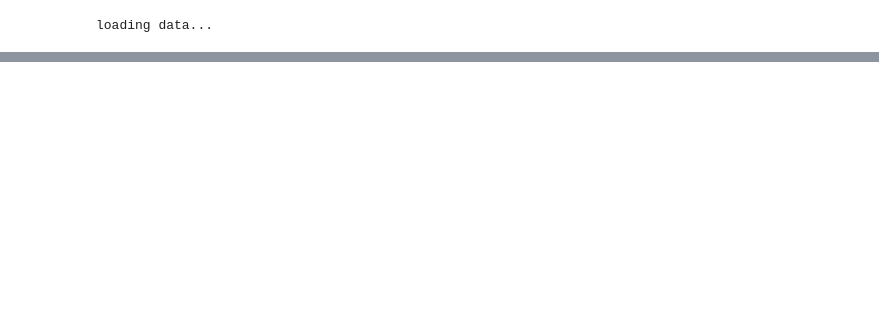
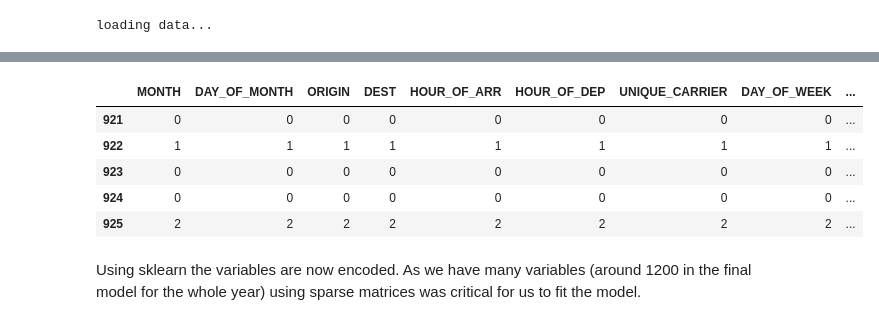
Before and after one commit to LeonhardFS/flightbbq, a Jupyter notebook: 04_PredictiveAnalytics.ipynb, the cells around one changed output, grey strips where cells are left out. Drawn from its saved outputs; the diff is of its cells as text; code cells hidden in the pictures; blank space fills up the shorter version.

```diff
--- a/04_PredictiveAnalytics.ipynb
+++ b/04_PredictiveAnalytics.ipynb
@@ -645,0 +735,8 @@ As flight delay changes over the time of day, we introduce a new feature which m
+# %%
+%%time
+bigdf['HOUR_OF_ARR'] = 0
+bigdf['HOUR_OF_DEP'] = 0
+
+for index, row in bigdf.iterrows():
+    bigdf.set_value(index, 'HOUR_OF_ARR', int(row['ARR_TIME']) / 10)
+    bigdf.set_value(index, 'HOUR_OF_DEP', int(row['DEP_TIME']) / 10)
@@ -645,0 +748,6 @@ As flight delay changes over the time of day, we introduce a new feature which m
+# %%
+# split data into numerical and categorical features
+numericalFeat = bigdf[['DISTANCE', 'AIRCRAFT_AGE']].astype('float')
+categoricalFeat = bigdf[['MONTH', 'DAY_OF_MONTH', 'ORIGIN', 'DEST', \
+                         'HOUR_OF_ARR', 'HOUR_OF_DEP', 'UNIQUE_CARRIER', \
+                         'DAY_OF_WEEK', 'AIRCRAFT_MFR']]
@@ -645,0 +757,14 @@ As flight delay changes over the time of day, we introduce a new feature which m
+# %%
+%%time
+# for the next step, all features need to be encoded as integers --> create lookup Tables!
+def transformToID(df, col):
+    vals = df[col].unique()
+    LookupTable = dict(zip(vals, np.arange(len(vals))))
+    for key in LookupTable.keys():
+        df[df[col] == key] = LookupTable[key]
+    return (LookupTable, df)
+
+mfrDict, categoricalFeat = transformToID(categoricalFeat, 'AIRCRAFT_MFR')
+originDict, categoricalFeat = transformToID(categoricalFeat, 'ORIGIN')
+destDict, categoricalFeat = transformToID(categoricalFeat, 'DEST')
+carrierDict, categoricalFeat = transformToID(categoricalFeat, 'UNIQUE_CARRIER')
@@ -645,0 +783,11 @@ As flight delay changes over the time of day, we introduce a new feature which m
+# %%
+categoricalFeat.head()
+# %% [output]
+|  | MONTH | DAY_OF_MONTH | ORIGIN | DEST | HOUR_OF_ARR | HOUR_OF_DEP | UNIQUE_CARRIER | DAY_OF_WEEK | ... |
+| 921 | 0 | 0 | 0 | 0 | 0 | 0 | 0 | 0 | ... |
+| 922 | 1 | 1 | 1 | 1 | 1 | 1 | 1 | 1 | ... |
+| 923 | 0 | 0 | 0 | 0 | 0 | 0 | 0 | 0 | ... |
+| 924 | 0 | 0 | 0 | 0 | 0 | 0 | 0 | 0 | ... |
+| 925 | 2 | 2 | 2 | 2 | 2 | 2 | 2 | 2 | ... |
+# %% [markdown]
+Using sklearn the variables are now encoded. As we have many variables (around 1200 in the final model for the whole year) using sparse matrices was critical for us to fit the model.
```
Also changed, not shown: parts of 44 cells of this notebook, 1 other file.
